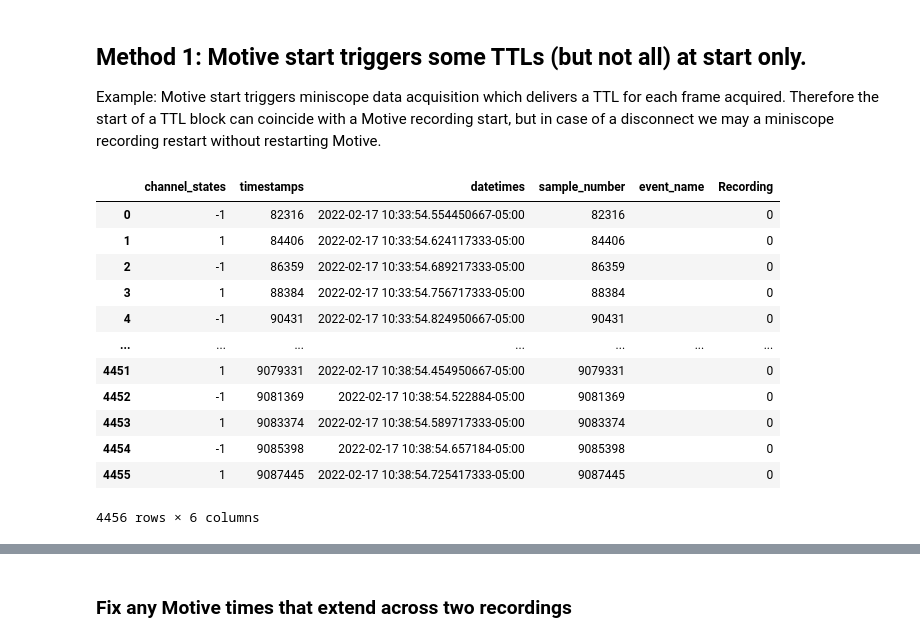
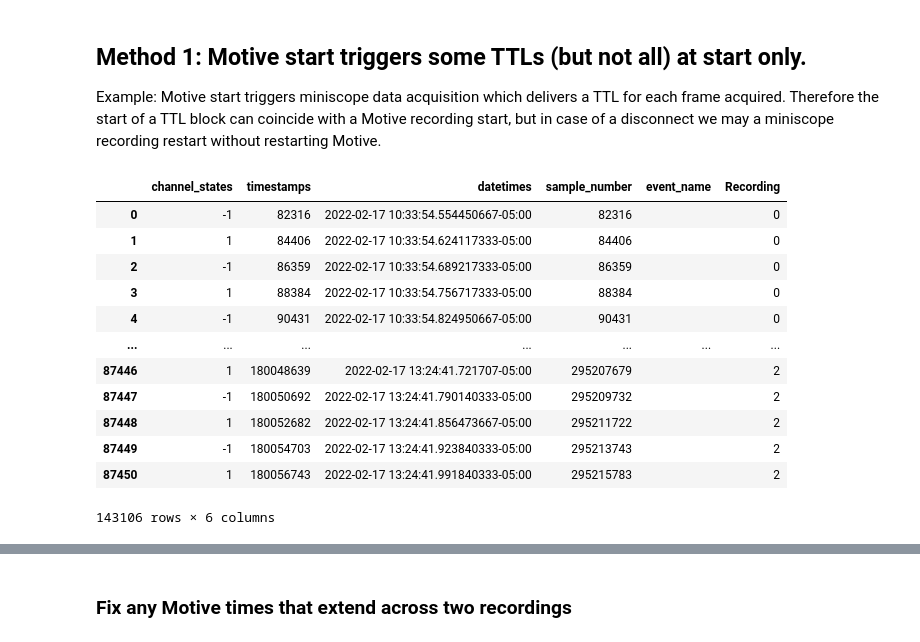
Before and after one commit to nkinsky/NeuroPy, a Jupyter notebook: notebooks/Data_align_Motive_to_OpenEphys.ipynb, the cells around one changed output, grey strips where cells are left out. Saved outputs shown, nothing was run; the diff lists cells and outputs as text; code cells hidden in the pictures.

```diff
--- a/notebooks/Data_align_Motive_to_OpenEphys.ipynb
+++ b/notebooks/Data_align_Motive_to_OpenEphys.ipynb
@@ -131,23 +130,23 @@ Example: Motive start triggers miniscope data acquisition which delivers a TTL f
 # %%
 # Load in ALL TTLs
 ttl_start_chan_use = 1
 ttl_df = oeio.load_all_ttl_events(dir_use)
 ttl_df = ttl_df[ttl_df.channel_states.abs() == ttl_start_chan_use]
-ttl_df[ttl_df.Recording == 0]
+ttl_df
 # %% [output]
 |  | channel_states | timestamps | datetimes | sample_number | event_name | Recording |
 | 0 | -1 | 82316 | 2022-02-17 10:33:54.554450667-05:00 | 82316 |  | 0 |
 | 1 | 1 | 84406 | 2022-02-17 10:33:54.624117333-05:00 | 84406 |  | 0 |
 | 2 | -1 | 86359 | 2022-02-17 10:33:54.689217333-05:00 | 86359 |  | 0 |
 | 3 | 1 | 88384 | 2022-02-17 10:33:54.756717333-05:00 | 88384 |  | 0 |
 | 4 | -1 | 90431 | 2022-02-17 10:33:54.824950667-05:00 | 90431 |  | 0 |
 | ... | ... | ... | ... | ... | ... | ... |
-| 4451 | 1 | 9079331 | 2022-02-17 10:38:54.454950667-05:00 | 9079331 |  | 0 |
-| 4452 | -1 | 9081369 | 2022-02-17 10:38:54.522884-05:00 | 9081369 |  | 0 |
-| 4453 | 1 | 9083374 | 2022-02-17 10:38:54.589717333-05:00 | 9083374 |  | 0 |
-| 4454 | -1 | 9085398 | 2022-02-17 10:38:54.657184-05:00 | 9085398 |  | 0 |
-| 4455 | 1 | 9087445 | 2022-02-17 10:38:54.725417333-05:00 | 9087445 |  | 0 |
+| 87446 | 1 | 180048639 | 2022-02-17 13:24:41.721707-05:00 | 295207679 |  | 2 |
+| 87447 | -1 | 180050692 | 2022-02-17 13:24:41.790140333-05:00 | 295209732 |  | 2 |
+| 87448 | 1 | 180052682 | 2022-02-17 13:24:41.856473667-05:00 | 295211722 |  | 2 |
+| 87449 | -1 | 180054703 | 2022-02-17 13:24:41.923840333-05:00 | 295213743 |  | 2 |
+| 87450 | 1 | 180056743 | 2022-02-17 13:24:41.991840333-05:00 | 295215783 |  | 2 |
-4456 rows × 6 columns
+143106 rows × 6 columns
 # %%
 # Workhorse code to align each motive recording to each corresponding block of TTLs in OE.
 # Start times of each OptiTrack recording in combined eeg time are accurate, but we will need to re-align any
```
Also changed, not shown: parts of 11 cells of this notebook.
